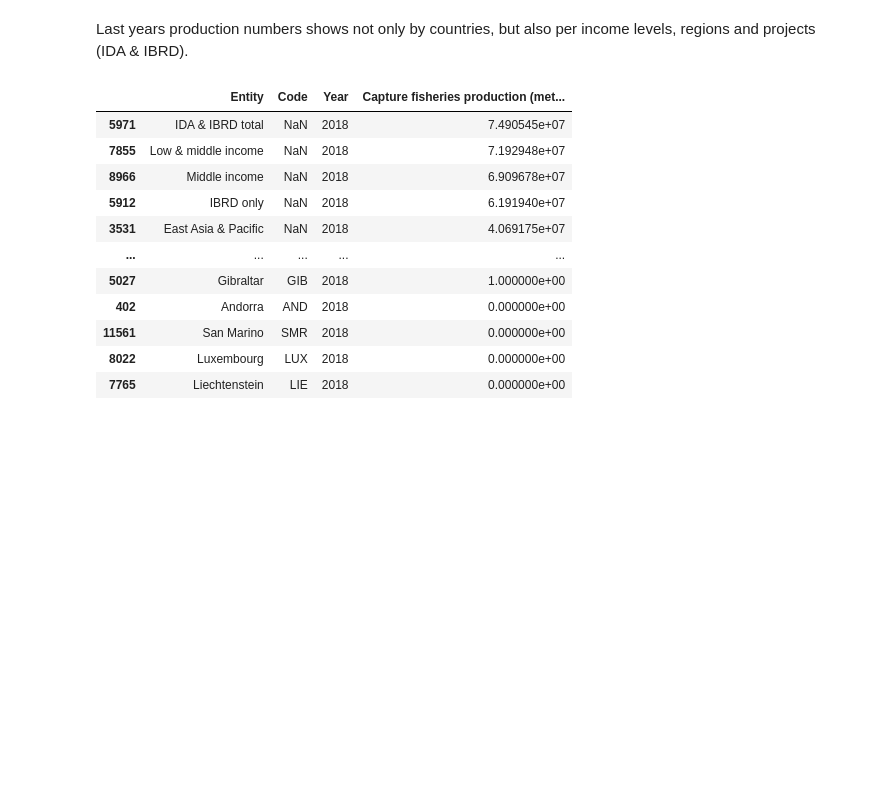
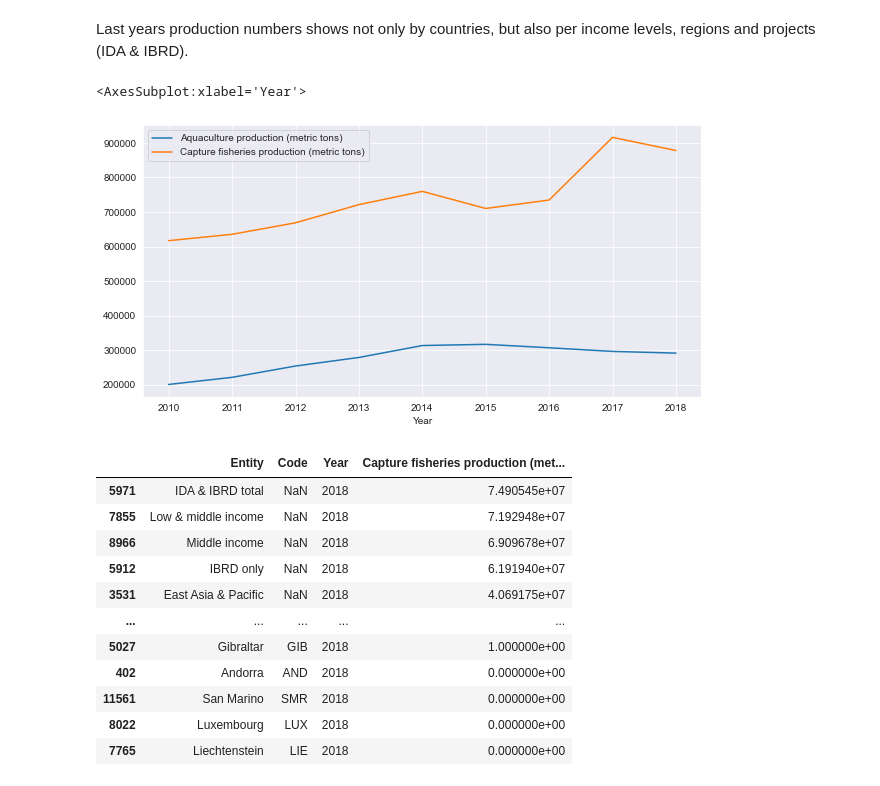
Before and after one commit to simonmoesorensen/socialdata-overfishing, a Jupyter notebook: notebooks/Project.ipynb, the cells around one changed output. Drawn from its saved outputs; the diff is of its cells as text; code cells hidden in the pictures; blank space fills up the shorter version.

```diff
--- a/notebooks/Project.ipynb
+++ b/notebooks/Project.ipynb
@@ -262,6 +261,13 @@ Ukraine is the first interesting case for export decrease.
 ## Data on production
 # %% [markdown]
 Last years production numbers shows not only by countries, but also per income levels, regions and projects (IDA & IBRD).
+# %%
+fish_prod = pd.read_csv('../data/capture-fisheries-vs-aquaculture.csv')
+fish_prod = fish_prod.set_index('Year')
+fish_prod.query('Entity == "Nigeria" and Year >= 2010').plot()
+# %% [output]
+<AxesSubplot:xlabel='Year'>
+[figure, added]
 # %%
 fish_prod_lastyear = fish_prod.loc[ fish_prod["Year"] == 2018 ]
 fish_prod_lastyear = fish_prod_lastyear.sort_values("Capture fisheries production (metric tons)", axis=0, ascending=False)
```
Also changed, not shown: parts of 8 cells of this notebook, 12 other files.
